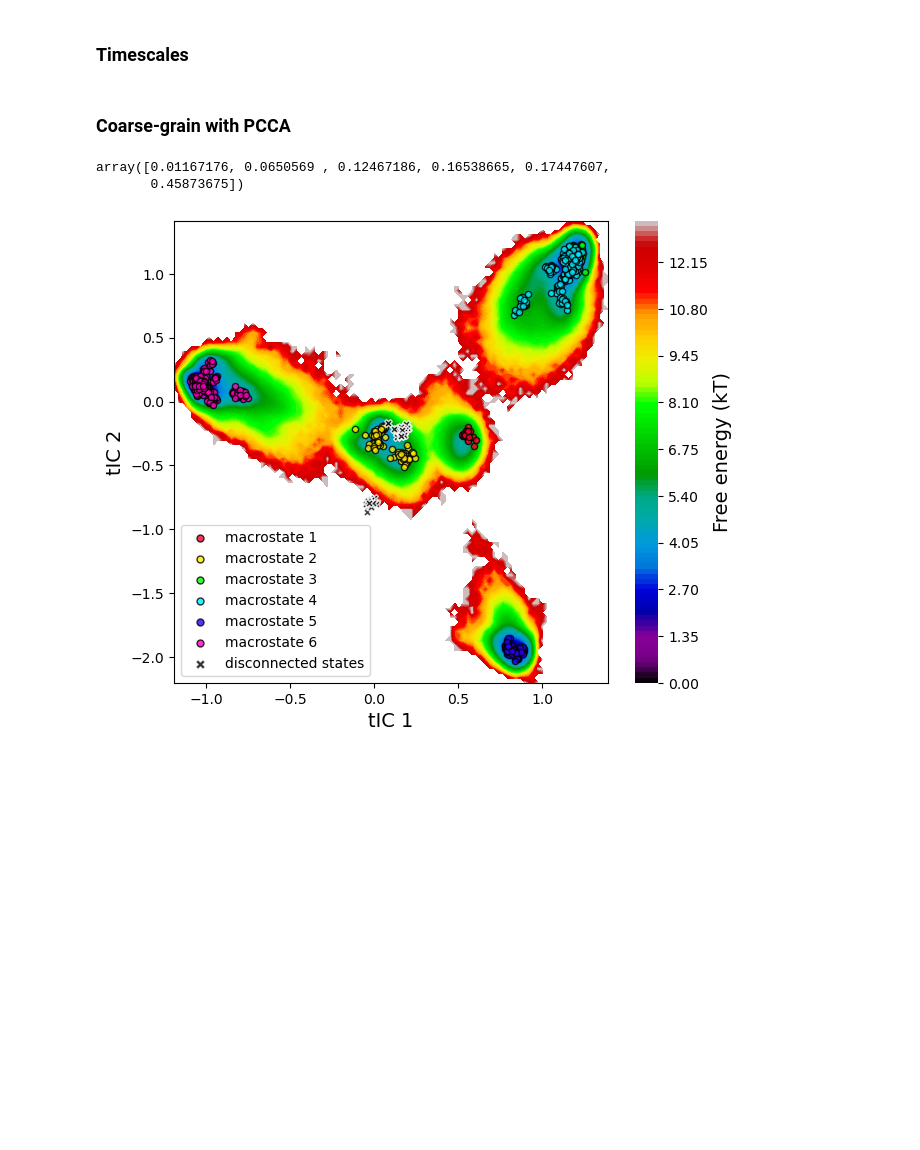
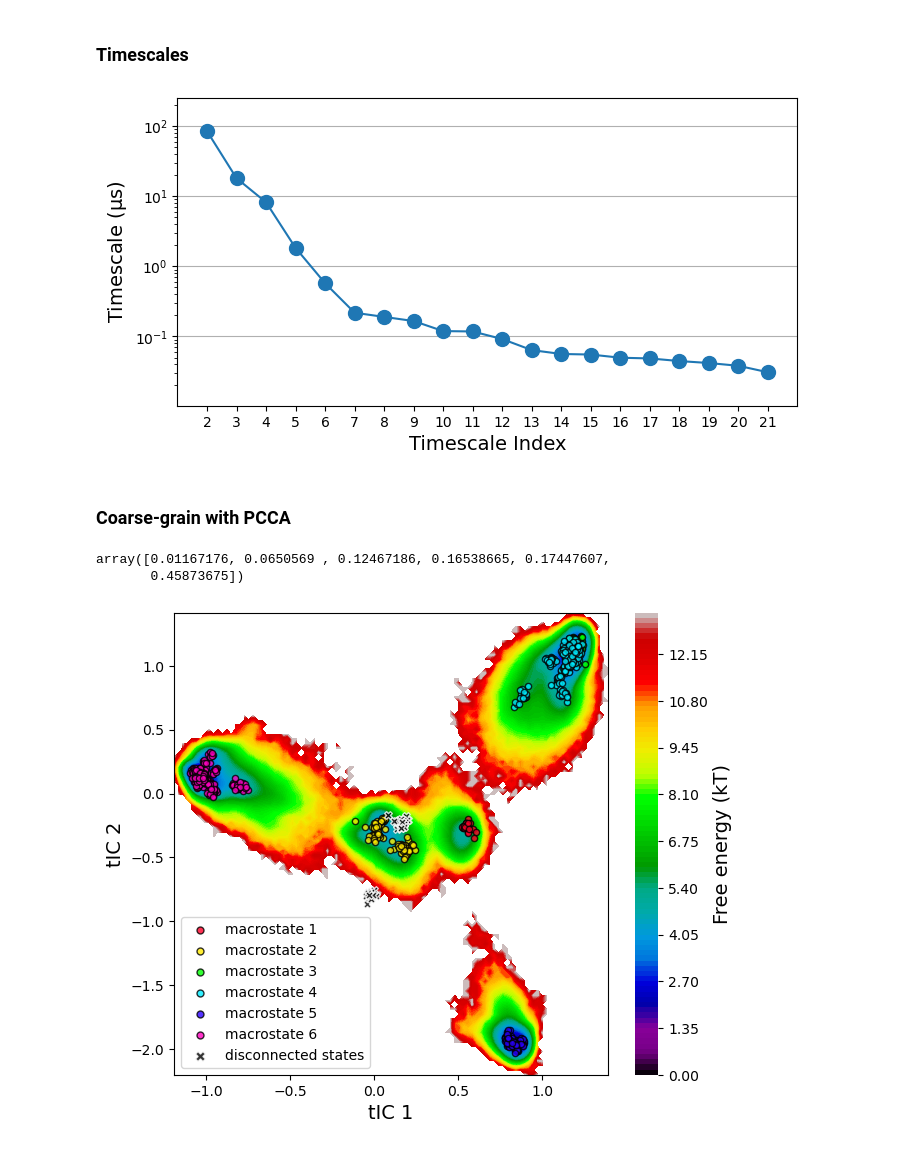
Before and after one commit to meyresearch/kinase_analysis, a Jupyter notebook: analysis_validate_model.ipynb, the cells around one changed output. Cells and saved outputs as stored; diff of their text form; code cells hidden in the pictures; blank space fills up the shorter version.

```diff
--- a/analysis_validate_model.ipynb
+++ b/analysis_validate_model.ipynb
@@ -177,10 +148,12 @@ plot_fe(traj_all=ttraj_cat,
 # %%
 plot_ts(timescales=msm_mod.timescales(),
         n_ts = 20,
         markov_lag = hp_dict.markov__lag,
-        scaling = 0.001,
+        scaling = 0.00005,
         savedir = savedir/'timescales.png',
         unit="$\mathrm{\mu s}$")
+# %% [output]
+[figure, added]
 # %% [markdown]
 ### Coarse-grain with PCCA
 # %%
```
Also changed, not shown: parts of 16 cells of this notebook, 28 other files.
